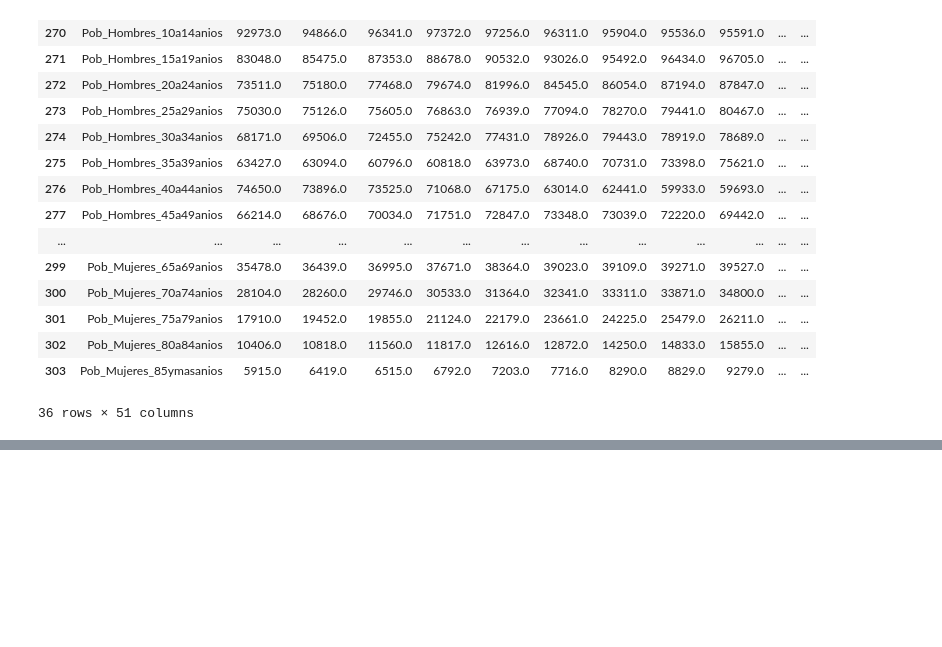
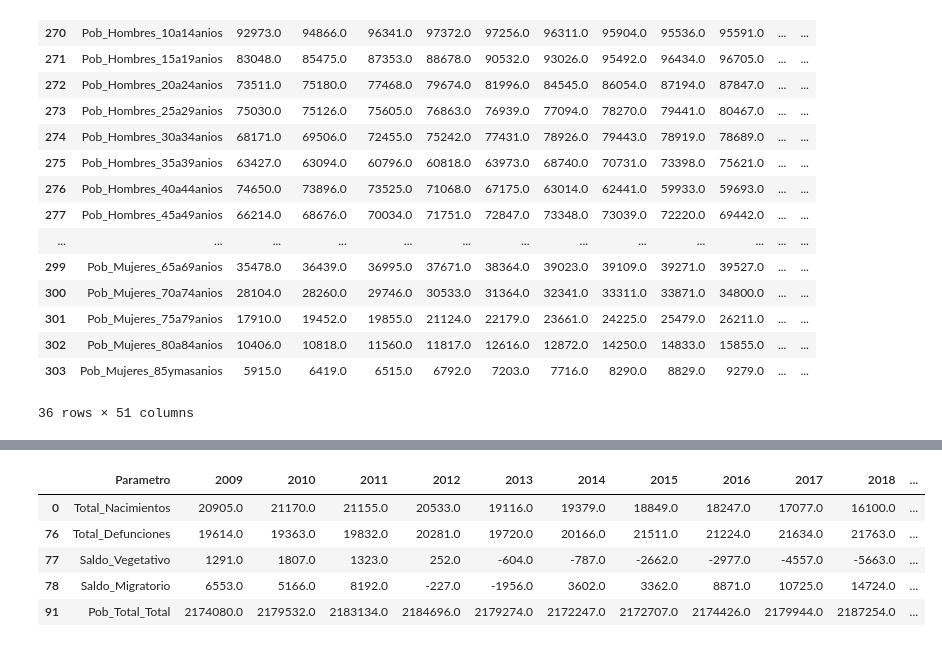
Before and after one commit to Leire2026/EDA, a Jupyter notebook: Presentacion.ipynb, the cells around one changed output, grey strips where cells are left out. Cells and saved outputs as stored; diff of their text form; code cells hidden in the pictures; blank space fills up the shorter version.

```diff
--- a/Presentacion.ipynb
+++ b/Presentacion.ipynb
@@ -520,0 +562,13 @@ A la luz de los dos análisis realizados, y de las gráficas elaboradas, se pued
+# %%
+filas_interes = [0, 76, 77, 78, 91]
+
+evolucion_pob = ine_dep.loc[filas_interes].copy()
+
+evolucion_pob
+# %% [output]
+|  | Parametro | 2009 | 2010 | 2011 | 2012 | 2013 | 2014 | 2015 | 2016 | 2017 | 2018 | ... |
+| 0 | Total_Nacimientos | 20905.0 | 21170.0 | 21155.0 | 20533.0 | 19116.0 | 19379.0 | 18849.0 | 18247.0 | 17077.0 | 16100.0 | ... |
+| 76 | Total_Defunciones | 19614.0 | 19363.0 | 19832.0 | 20281.0 | 19720.0 | 20166.0 | 21511.0 | 21224.0 | 21634.0 | 21763.0 | ... |
+| 77 | Saldo_Vegetativo | 1291.0 | 1807.0 | 1323.0 | 252.0 | -604.0 | -787.0 | -2662.0 | -2977.0 | -4557.0 | -5663.0 | ... |
+| 78 | Saldo_Migratorio | 6553.0 | 5166.0 | 8192.0 | -227.0 | -1956.0 | 3602.0 | 3362.0 | 8871.0 | 10725.0 | 14724.0 | ... |
+| 91 | Pob_Total_Total | 2174080.0 | 2179532.0 | 2183134.0 | 2184696.0 | 2179274.0 | 2172247.0 | 2172707.0 | 2174426.0 | 2179944.0 | 2187254.0 | ... |
```
Also changed, not shown: parts of 21 cells of this notebook.
